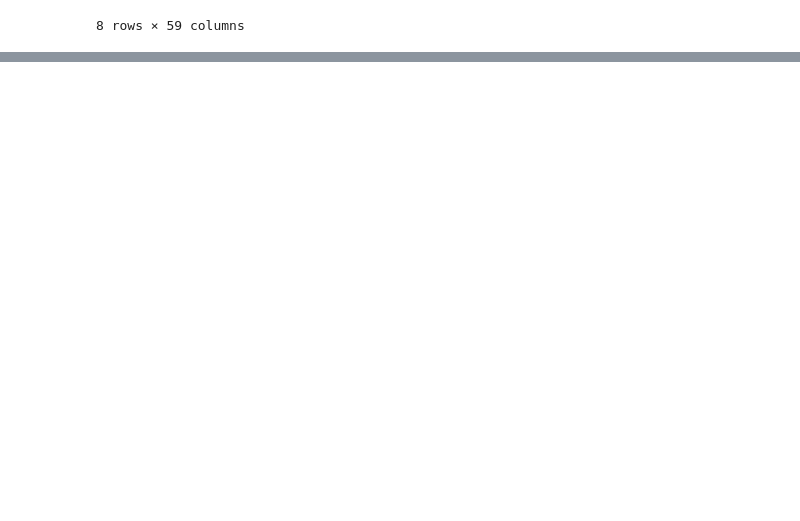
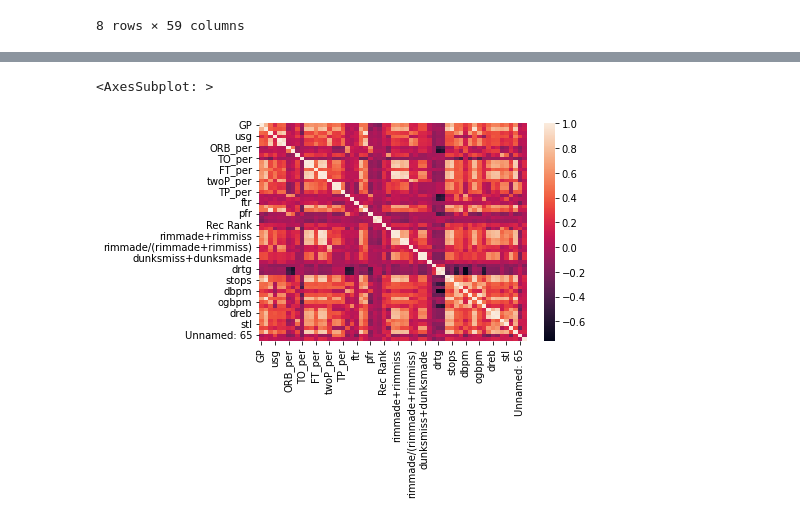
Before and after one commit to aczimermate/NBA-ML-project, a Jupyter notebook: EDA.ipynb, the cells around one changed output, grey strips where cells are left out. Saved outputs shown, nothing was run; the diff lists cells and outputs as text; code cells hidden in the pictures; blank space fills up the shorter version.

Commit message:
modified:   EDA.ipynb 	new file:   corr_matrix.png 	new file:   target_feature_distribution.png

```diff
--- a/EDA.ipynb
+++ b/EDA.ipynb
@@ -112,0 +123,5 @@ df.select_dtypes(include=['int64','float'])
+# %%
+sns.heatmap(df.corr(),annot=False)
+# %% [output]
+<AxesSubplot: >
+[figure, added]
```
Also changed, not shown: parts of 11 cells of this notebook, 2 other files.
